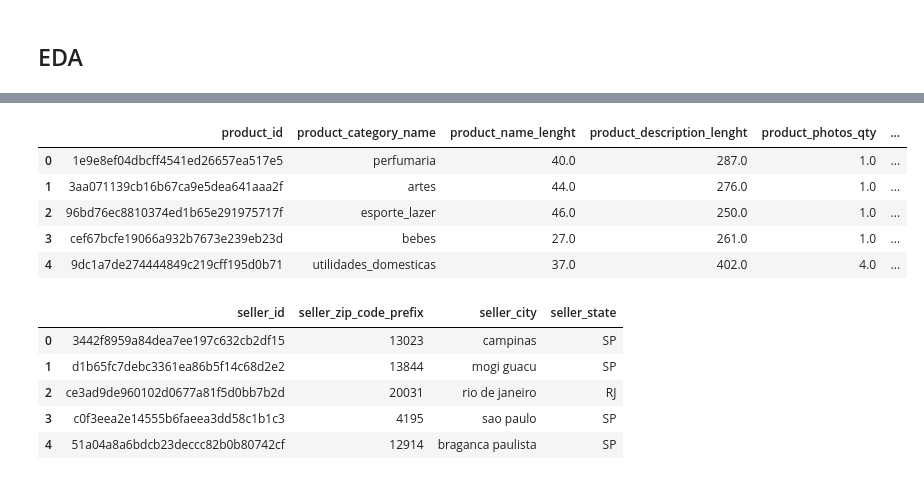
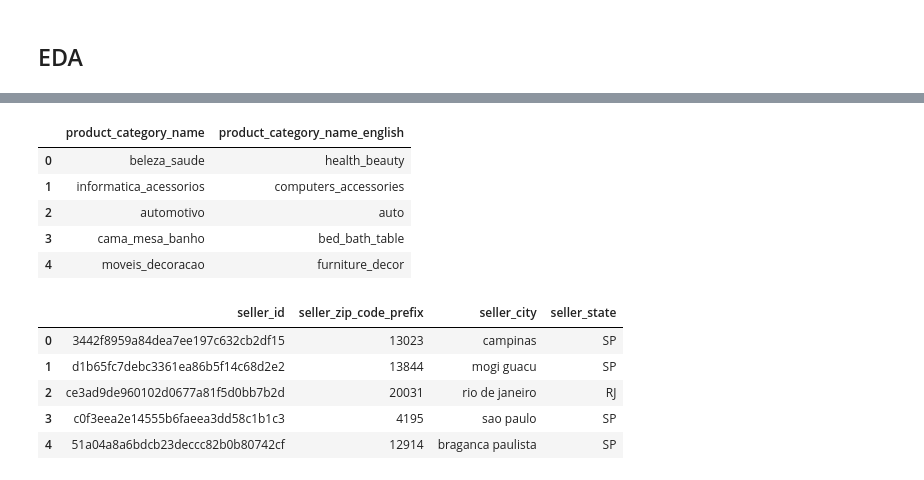
Before and after one commit to Triquin/TP-Final-DS, a Jupyter notebook: Entrega 1 - TP Final.ipynb, the cells around one changed output, grey strips where cells are left out. Drawn from its saved outputs; the diff is of its cells as text; code cells hidden in the pictures.

```diff
--- a/Entrega 1 - TP Final.ipynb
+++ b/Entrega 1 - TP Final.ipynb
@@ -17,15 +19,21 @@ strqueryProductos = 'C:/Users/KRosa/Downloads/TP Final DS/olist_products_dataset
 strquerySellers = 'C:/Users/KRosa/Downloads/TP Final DS/olist_sellers_dataset.csv'
 #Carga Pagos de ordenes
 strqueryPayments = 'C:/Users/KRosa/Downloads/TP Final DS/olist_order_payments_dataset.csv'
+#Carga Clientes
+strqueryCustomers = 'C:/Users/KRosa/Downloads/TP Final DS/olist_customers_dataset.csv'
 #Carga Reviews
 strqueryReviews = 'C:/Users/KRosa/Downloads/TP Final DS/olist_order_reviews_dataset.csv'
+#Carga Categoria Productos
+strqueryCatProd = 'C:/Users/KRosa/Downloads/TP Final DS/product_category_name_translation.csv'
 
 dfOrders = pd.read_csv(strqueryOrders, sep = ",")
 dfOrderItems = pd.read_csv(strqueryOrderItems, sep = ",")
-dfOrderProds = pd.read_csv(strqueryProductos, sep = ",")
+dfProductos = pd.read_csv(strqueryProductos, sep = ",")
 dfOrderSellers = pd.read_csv(strquerySellers, sep = ",")
 dfOrderPayments = pd.read_csv(strqueryPayments, sep = ",")
+dfCustomers=pd.read_csv(strqueryCustomers, sep = ",")
 dfOrderReviews = pd.read_csv(strqueryReviews, sep = ",")
+dfPrdCat=pd.read_csv(strqueryCatProd, sep = ",")
 # %% [markdown]
 ## EDA
 # %%
@@ -47,14 +55,14 @@ dfOrderItems.head().round()
 | 3 | 00024acbcdf0a6daa1e931b038114c75 | 1 | 7634da152a4610f1595efa32f14722fc | 9d7a1d34a5052409006425275ba1c2b4 | 2018-08-15 10:10:18 | 13.0 | 13.0 |
 | 4 | 00042b26cf59d7ce69dfabb4e55b4fd9 | 1 | ac6c3623068f30de03045865e4e10089 | df560393f3a51e74553ab94004ba5c87 | 2017-02-13 13:57:51 | 200.0 | 18.0 |
 # %%
-dfOrderProds.head().round()
+dfPrdCat.head().round()
 # %% [output]
-|  | product_id | product_category_name | product_name_lenght | product_description_lenght | product_photos_qty | ... |
-| 0 | 1e9e8ef04dbcff4541ed26657ea517e5 | perfumaria | 40.0 | 287.0 | 1.0 | ... |
-| 1 | 3aa071139cb16b67ca9e5dea641aaa2f | artes | 44.0 | 276.0 | 1.0 | ... |
-| 2 | 96bd76ec8810374ed1b65e291975717f | esporte_lazer | 46.0 | 250.0 | 1.0 | ... |
-| 3 | cef67bcfe19066a932b7673e239eb23d | bebes | 27.0 | 261.0 | 1.0 | ... |
-| 4 | 9dc1a7de274444849c219cff195d0b71 | utilidades_domesticas | 37.0 | 402.0 | 4.0 | ... |
+|  | product_category_name | product_category_name_english |
+| 0 | beleza_saude | health_beauty |
+| 1 | informatica_acessorios | computers_accessories |
+| 2 | automotivo | auto |
+| 3 | cama_mesa_banho | bed_bath_table |
+| 4 | moveis_decoracao | furniture_decor |
 # %%
 dfOrderSellers.head().round()
 # %% [output]
```
Also changed, not shown: parts of 60 cells of this notebook.
